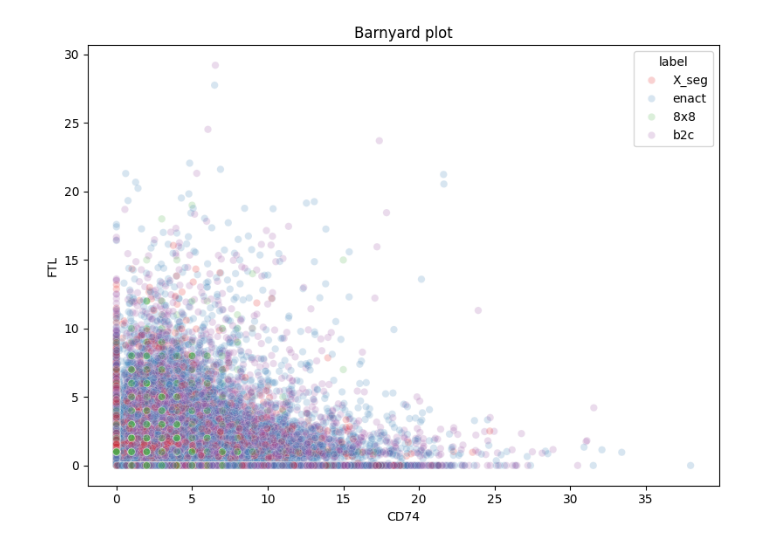
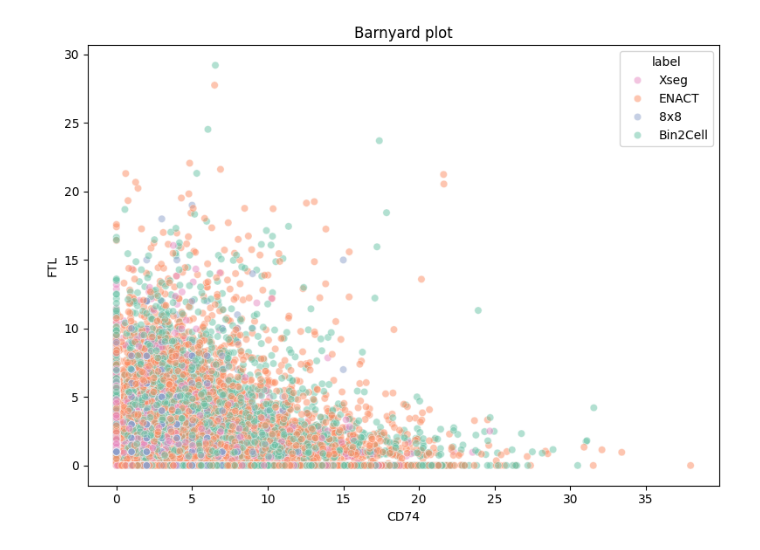
Before and after one commit to RaphaelDeGottardi/MasterThesis, a Jupyter notebook: Benchmarking pipeline/Scores/MECR/MECR plotting.ipynb, the cells around one changed output. Cells and saved outputs as stored; diff of their text form; code cells hidden in the pictures.

```diff
--- a/Benchmarking pipeline/Scores/MECR/MECR plotting.ipynb
+++ b/Benchmarking pipeline/Scores/MECR/MECR plotting.ipynb
@@ -67,20 +146,24 @@ plt.show()
-# %%
-ramp2_ms4a2_shuffled = ramp2_ms4a2.sample(frac=1, random_state=42).reset_index(drop=True)
-
-plt.figure(figsize=(8, 6))
-sns.scatterplot(
-    data=ramp2_ms4a2_shuffled,
-    x=gene1,
-    y=gene2,
-    hue=label_col,
-    palette='Set1',
-    alpha=0.2
-)
-plt.xlabel(gene1)
-plt.ylabel(gene2)
-plt.title('Barnyard plot')
-plt.legend(title=label_col)
-plt.tight_layout()
-plt.show()
-# %% [output]
-[figure, removed]
+# %%
+cd74_ftl = pd.read_csv('/home/degottardiraphael/MasterThesis/Benchmarking pipeline/Scores/MECR/CD74_FTL_counts_Xseg.csv')
+# Assume the first two columns are gene names, last column is the label
+gene1 = cd74_ftl.columns[0]
+gene2 = cd74_ftl.columns[1]
+label_col = cd74_ftl.columns[-1]
+# note that the rows were shuffled to ensure that no important freatures are covered up
+plt.figure(figsize=(8, 6))
+sns.scatterplot(
+    data=cd74_ftl,
+    x=gene1,
+    y=gene2,
+    hue=label_col,
+    palette=method_colors,
+    alpha=0.5
+)
+plt.xlabel(gene1)
+plt.ylabel(gene2)
+plt.title('Barnyard plot')
+plt.legend(title=label_col)
+plt.tight_layout()
+plt.show()
+# %% [output]
+[figure, added]
```
Also changed, not shown: parts of 6 cells of this notebook, 8 other files.
